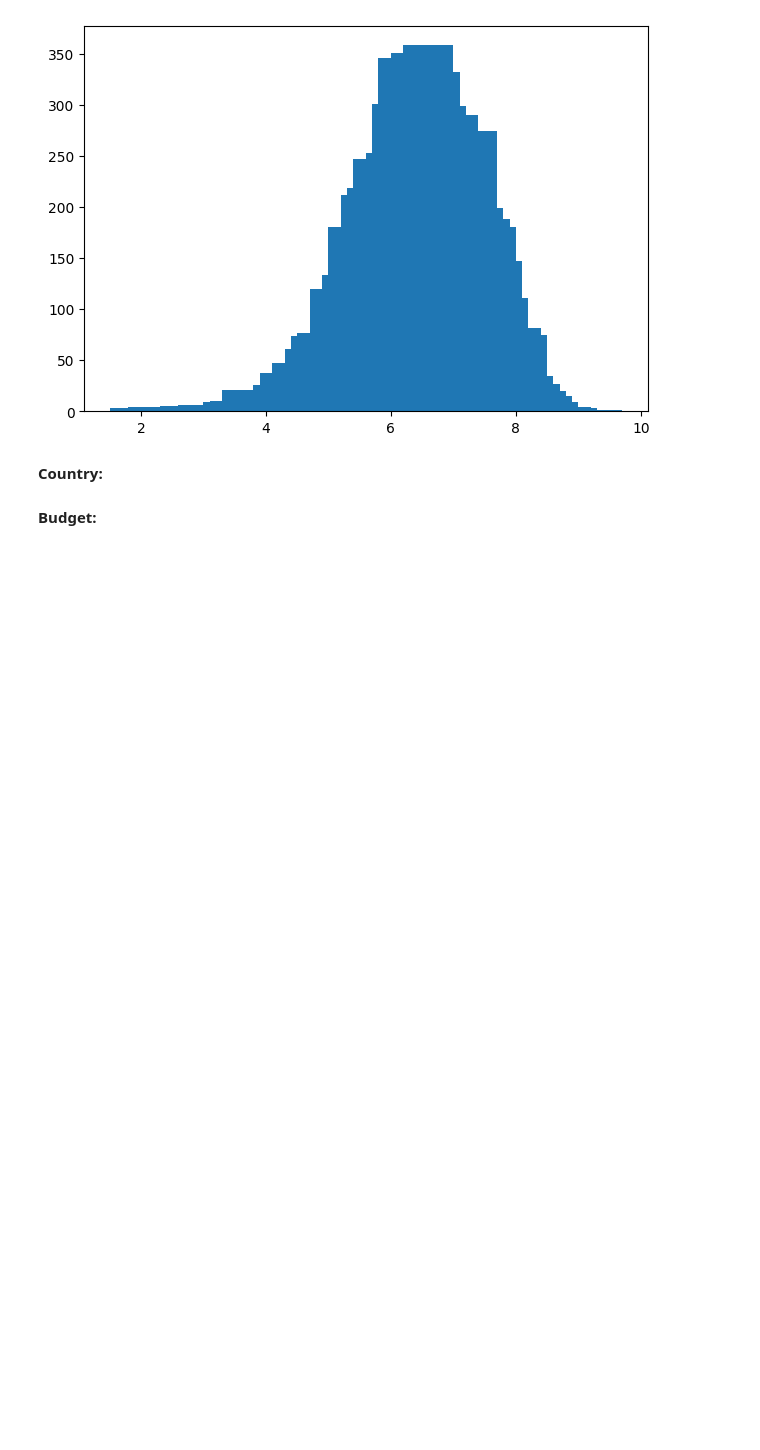
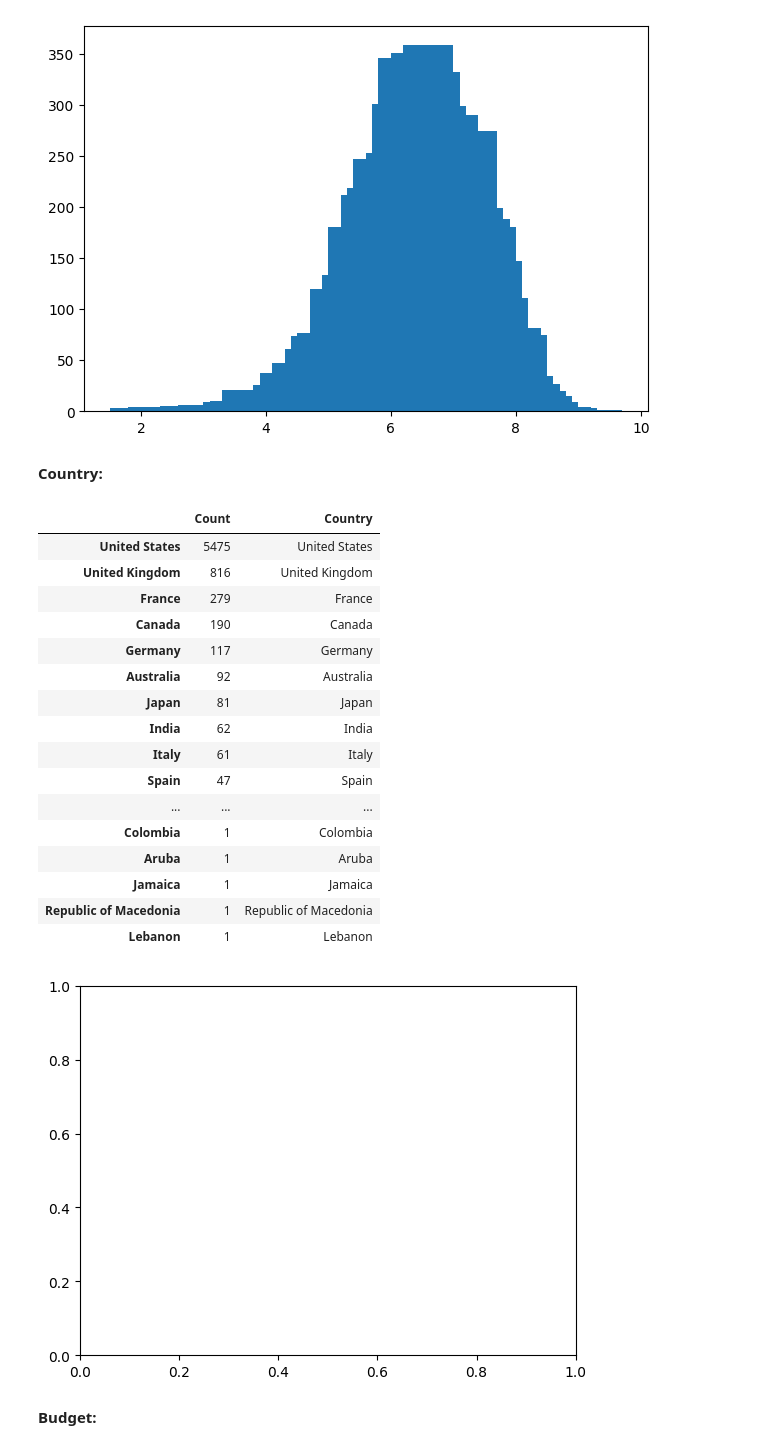
Before and after one commit to dchicasduena/COMP3400_Project, a Jupyter notebook: Project.ipynb, the cells around one changed output. Saved outputs shown, nothing was run; the diff lists cells and outputs as text; code cells hidden in the pictures; blank space fills up the shorter version.

```diff
--- a/Project.ipynb
+++ b/Project.ipynb
@@ -183,7 +215,32 @@ plt.show()
 **Country:**
 # %%
 # how do we want to plot this?
-#movies['country'].value_counts()
+CountryDF = pd.DataFrame()
+CountryDF['Count'] = movies['country'].value_counts().sort_values(ascending=False)
+CountryDF['Country'] = movies['country'].value_counts().index.tolist()
+
+fig,ax = plt.subplots()
+
+CountryDF
+# %% [output]
+|  | Count | Country |
+| United States | 5475 | United States |
+| United Kingdom | 816 | United Kingdom |
+| France | 279 | France |
+| Canada | 190 | Canada |
+| Germany | 117 | Germany |
+| Australia | 92 | Australia |
+| Japan | 81 | Japan |
+| India | 62 | India |
+| Italy | 61 | Italy |
+| Spain | 47 | Spain |
+| ... | ... | ... |
+| Colombia | 1 | Colombia |
+| Aruba | 1 | Aruba |
+| Jamaica | 1 | Jamaica |
+| Republic of Macedonia | 1 | Republic of Macedonia |
+| Lebanon | 1 | Lebanon |
+[figure, added]
 # %% [markdown]
 **Budget:**
 # %% [markdown]
```
Also changed, not shown: parts of 6 cells of this notebook.
